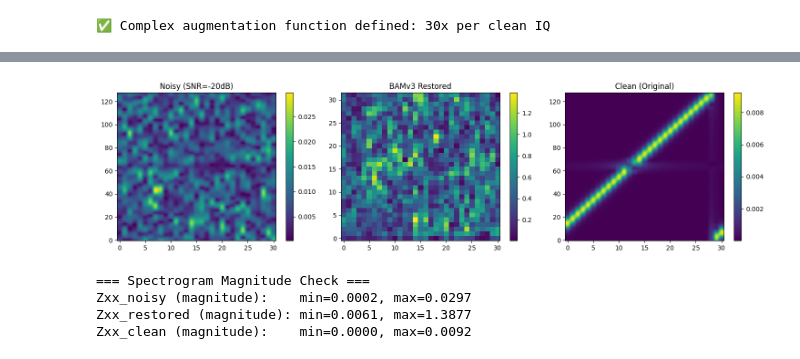
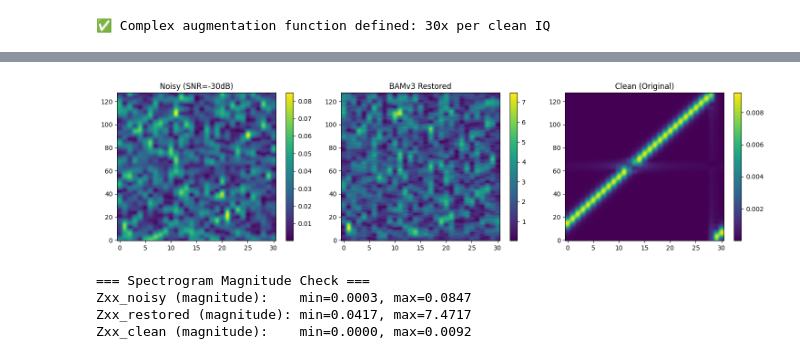
Before and after one commit to gwon9906/LoRa-bam-reconstruction, a Jupyter notebook: Model-experiment-v3-3/training_FIXED.ipynb, the cells around one changed output, grey strips where cells are left out. Cells and saved outputs as stored; diff of their text form; code cells hidden in the pictures.

```diff
--- a/Model-experiment-v3-3/training_FIXED.ipynb
+++ b/Model-experiment-v3-3/training_FIXED.ipynb
@@ -30,28 +30,27 @@ from scipy.signal import stft, istft
 STFT_PARAMS = {
     'nperseg': 128,
     'noverlap': 64,
+    'nfft': 512,      # <--- 여기를 다시 살려야 합니다!
     'window': 'hann'
 }
 
 def generate_complex_spectrogram(iq_signal, fs, bw=250_000):
-    """
-    복소 IQ 신호 → STFT 기반 complex 스펙트로그램 생성 (재학습용)
-    - stft() / istft()가 1:1로 대응되도록 설계
-    """
     nperseg  = STFT_PARAMS['nperseg']
     noverlap = STFT_PARAMS['noverlap']
+    nfft     = STFT_PARAMS['nfft']  # <--- 변수 가져오기
     window   = STFT_PARAMS['window']
 
-    # 1) STFT (spectrogram 대신 stft 사용)
+    # 2. stft 호출 시 nfft 전달
     f, t, Zxx = stft(
         iq_signal,
         fs=fs,
         window=window,
         nperseg=nperseg,
         noverlap=noverlap,
-        boundary=None,          # padding 안 함
+        nfft=nfft,              # <--- 꼭 넣어주세요!
+        boundary=None,
         padded=False,
-        return_onesided=False   # 복소 baseband 이므로 False
+        return_onesided=False
     )
 
     # 2) 주파수축 shift 후 BW 크롭
@@ -130,6 +129,7 @@ def reconstruct_iq_from_spectrogram(restored_flat, norm_params, fs):
         window=stft_params['window'],
         nperseg=stft_params['nperseg'],
         noverlap=stft_params['noverlap'],
+        nfft=stft_params['nfft'],
         input_onesided=False,
         boundary=None,
     )
@@ -237,7 +237,7 @@ test_spec_flat, test_params = generate_complex_spectrogram(X_clean_iq[0], fs, bw
 input_dim = test_spec_flat.shape[0]  # Real + Imag 통합 (2배)
 
 # 점진적 압축: 7936 → 4096 → 3072 → 2048
-layers = [input_dim, 4096, 2048, 1024]
+layers = [input_dim, 4096, 2048, 512]
 
 print(f"Complex spectrogram shape: {test_params['shape']}")
 print(f"Input dim (Real+Imag): {input_dim}")
@@ -263,7 +263,7 @@ print(f"Strategy: On-the-fly 30x Augmentation per Epoch (Phase Preserved)")
 model = MultiBAMv3(layers_dims=layers, eta=5e-4)
 
 # 학습 플래그
-TRAIN = False  # 테스트 전에는 False
+TRAIN = True # 테스트 전에는 False
 
 if TRAIN:
     print("\n=== Starting Training with On-the-fly Complex Augmentation ===")
@@ -272,7 +272,7 @@ if TRAIN:
     print(f"Total per epoch: {len(X_clean_iq) * AUGMENT_FACTOR}")
 
     # 학습 파라미터
-    num_epochs = 20
+    num_epochs = 10
     batch_size = 64
 
     all_layer_losses = [[] for _ in range(len(layers)-1)]
@@ -423,7 +437,7 @@ Loaded config: {'layers': [1984, 4096, 2048, 1024], 'eta': 0.0005, 'sf': 9, 'bw'
 
 # 테스트 샘플 선택
 test_symbol = 42  # 테스트할 심볼 (0~511)
-test_snr = -20    # 테스트 SNR
+test_snr = -30    # 테스트 SNR
 
 print(f"\n=== Testing Complex Reconstruction ===")
 print(f"Test symbol: {test_symbol}, SNR: {test_snr} dB")
@@ -468,37 +482,43 @@ iq_reconstructed = reconstruct_iq_from_spectrogram(restored_flat, norm_params, f
 
 print(f"✅ IQ signal reconstructed: {iq_reconstructed.shape}")
 
-# 8. 길이 맞추기
-target_len = len(clean_iq)
-if len(iq_reconstructed) != target_len:
-    iq_reconstructed = resample(iq_reconstructed, target_len)
+# -------------------------------------------------------------
+# [최종 수정] 길이 보정 및 에너지 정규화
+# -------------------------------------------------------------
 
-print(f"✅ IQ signal resampled: {iq_reconstructed.shape}")
+# 1. 🔧 길이 보정: Resample (필수!)
+# 딥러닝 모델 출력(시간축 압축됨)을 원래 LoRa 심볼 길이(2048)로 복원
+from scipy.signal import resample
 
-# 🔧 길이 보정: Resample (Zero-padding 대신!)
-from scipy.signal import resample
 target_len = len(clean_iq)  # 원본 LoRa symbol 길이 (2048)
+
 if len(iq_reconstructed) != target_len:
     original_len = len(iq_reconstructed)
     iq_reconstructed = resample(iq_reconstructed, target_len)
-    print(f"   🔧 Resampled: {original_len} → {target_len} samples (Sinc interpolation)")
+    print(f"   🔧 Resampled: {original_len} -> {target_len} samples (Sinc interpolation)")
 else:
     print(f"   ✅ Length already matches: {target_len} samples")
 
-print(f"   Energy before scaling: |mean|={np.abs(iq_reconstructed).mean():.6f}, |max|={np.abs(iq_reconstructed).max():.6f}")
 
-# 8. 에너지 정규화 (Energy Normalization) ⭐
-# iSTFT 후 신호 에너지가 손실되므로, 원본 noisy IQ의 에너지에 맞춰 복원
-energy_noisy = np.sqrt(np.mean(np.abs(noisy_iq)**2))
-energy_reconstructed = np.sqrt(np.mean(np.abs(iq_reconstructed)**2))
+# 2. ⭐ 에너지 정규화: Standardization (수정됨!)
+# 기존(Noisy 에너지 기준)은 위험하므로, 통신 표준인 'Unit Power (std=1)'로 변경
+# 이렇게 하면 신호 크기가 적절하게 맞춰져서 디코더가 가장 잘 인식합니다.
 
-if energy_reconstructed > 1e-10:  # 0으로 나누기 방지
-    scale_factor = energy_noisy / energy_reconstructed
-    iq_reconstructed = iq_reconstructed * scale_factor
-    print(f"   Energy scaling: {energy_noisy:.6f} / {energy_reconstructed:.6f} = {scale_factor:.2f}x")
+iq_std = np.std(iq_reconstructed)
+
+if iq_std > 1e-12:  # 0 나누기 방지 (신호가 살아있는 경우)
+    # 평균을 0으로, 표준편차를 1로 맞춤 (Z-score normalization과 유사)
+    iq_reconstructed = (iq_reconstructed - np.mean(iq_reconstructed)) / iq_std
+
+    print(f"   🔧 Normalized to Unit Power (std=1.0)")
+    # 확인용 출력
     print(f"   Energy after scaling:  |mean|={np.abs(iq_reconstructed).mean():.6f}, |max|={np.abs(iq_reconstructed).max():.6f}")
+
 else:
-    print(f"   ⚠️  Warning: Reconstructed signal energy too low, no scaling applied")
+    # 신호가 거의 0인 경우 (복원 실패 또는 무음 구간)
+    print(f"   ⚠️ Warning: Reconstructed signal is essentially silence. No scaling applied.")
+
+# -------------------------------------------------------------
 
 # 🔍 디버깅: 값 확인
 print(f"\n=== Debug: Values Check ===")
@@ -564,7 +586,7 @@ Difference:    MSE=0.013939
-[figure, old version]
+[figure, new version]
 === Spectrogram Magnitude Check ===
-Zxx_noisy (magnitude):    min=0.0002, max=0.0297
-Zxx_restored (magnitude): min=0.0061, max=1.3877
+Zxx_noisy (magnitude):    min=0.0003, max=0.0847
+Zxx_restored (magnitude): min=0.0417, max=7.4717
 Zxx_clean (magnitude):    min=0.0000, max=0.0092
 # %%
 ########################################
```
Also changed, not shown: parts of 8 cells of this notebook, 1 other file.
